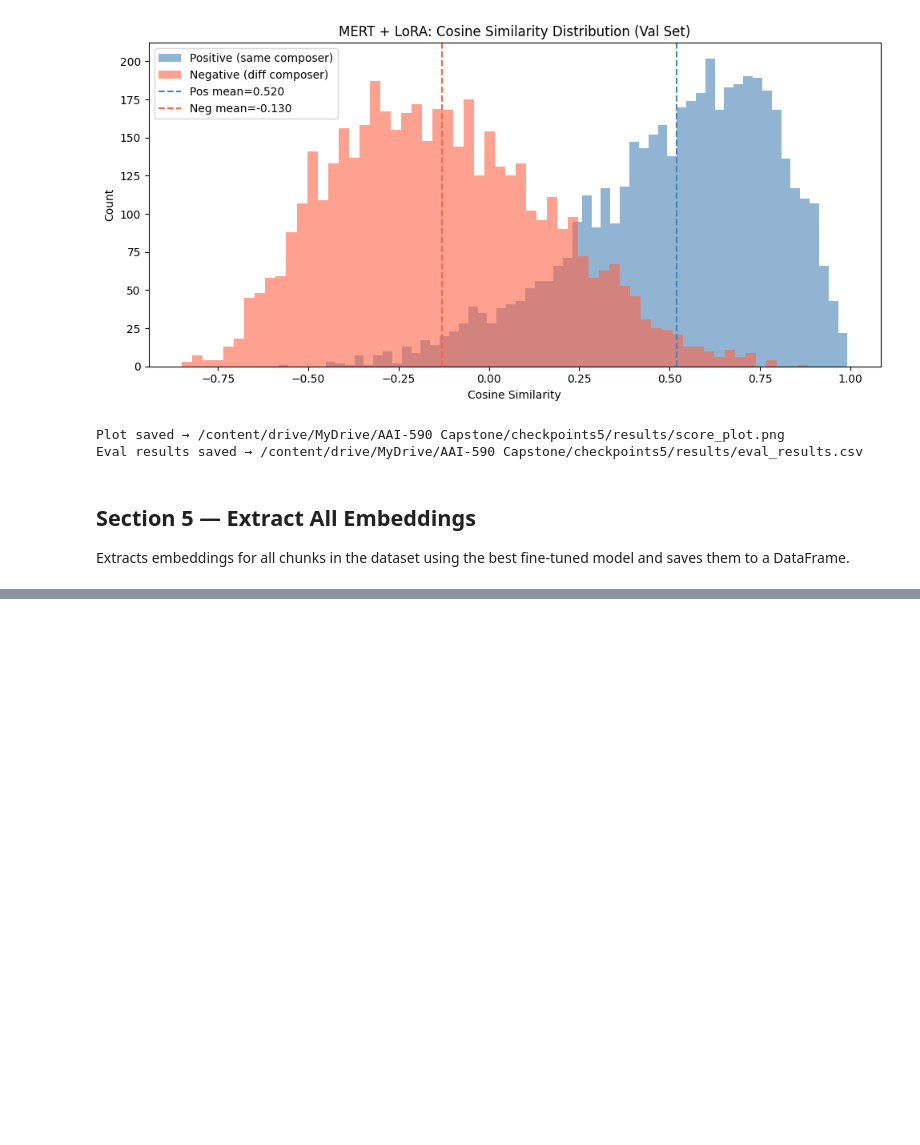
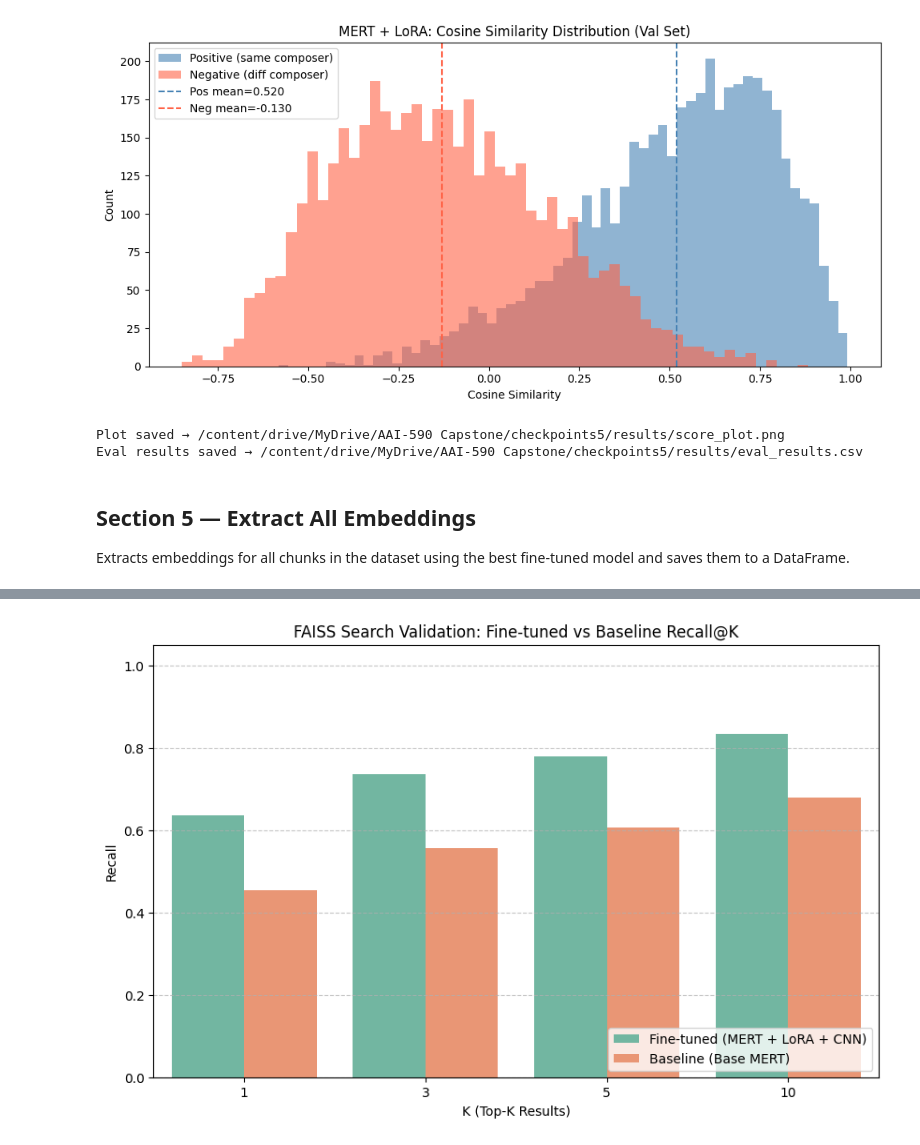
Before and after one commit to mperumal-usd/capstone_team_3, a Jupyter notebook: notebooks/COLAB_MERT_Finetune_v5.ipynb, the cells around one changed output, grey strips where cells are left out. Saved outputs shown, nothing was run; the diff lists cells and outputs as text; code cells hidden in the pictures; blank space fills up the shorter version.

```diff
--- a/notebooks/COLAB_MERT_Finetune_v5.ipynb
+++ b/notebooks/COLAB_MERT_Finetune_v5.ipynb
@@ -724,0 +912,21 @@ display(all_embeddings_df.head())
+# %%
+# 3. Extract Baseline Embeddings
+base_train_embs_list = []
+base_val_embs_list = []
+
+print("Extracting baseline database (index) embeddings...")
+with torch.no_grad():
+    for fnames, batch_inputs in tqdm(base_train_loader):
+        with torch.amp.autocast('cuda', enabled=use_amp):
+            embs = get_baseline_embedding(base_model, batch_inputs)
+        base_train_embs_list.append(embs.cpu().numpy())
+
+print("\nExtracting baseline validation (query) embeddings...")
+with torch.no_grad():
+    for fnames, batch_inputs in tqdm(base_val_loader):
+        with torch.amp.autocast('cuda', enabled=use_amp):
+            embs = get_baseline_embedding(base_model, batch_inputs)
+        base_val_embs_list.append(embs.cpu().numpy())
+
+base_train_embs = np.vstack(base_train_embs_list).astype('float32')
+base_val_embs = np.vstack(base_val_embs_list).astype('float32')
@@ -724,0 +973,19 @@ display(all_embeddings_df.head())
+# %%
+# 5. Plot Comparison
+recall_df['Model'] = 'Fine-tuned (MERT + LoRA + CNN)'
+base_recall_df['Model'] = 'Baseline (Base MERT)'
+
+combined_recall_df = pd.concat([recall_df, base_recall_df], ignore_index=True)
+
+plt.figure(figsize=(10, 6))
+sns.barplot(x='K', y='Recall', hue='Model', data=combined_recall_df, palette='Set2')
+
+plt.title('FAISS Search Validation: Fine-tuned vs Baseline Recall@K')
+plt.xlabel('K (Top-K Results)')
+plt.ylabel('Recall')
+plt.ylim(0, 1.05)
+plt.grid(axis='y', linestyle='--', alpha=0.7)
+plt.legend(loc='lower right')
+plt.show()
+# %% [output]
+[figure, added]
```
Also changed, not shown: parts of 26 cells of this notebook.
